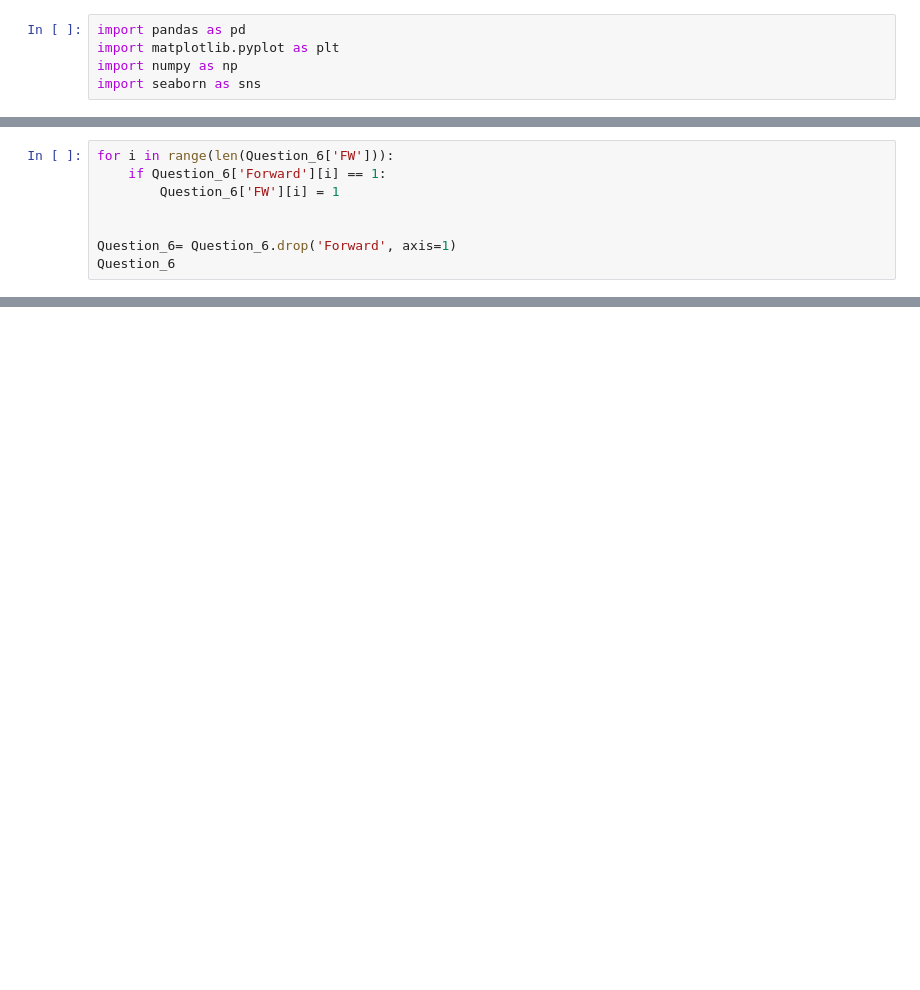
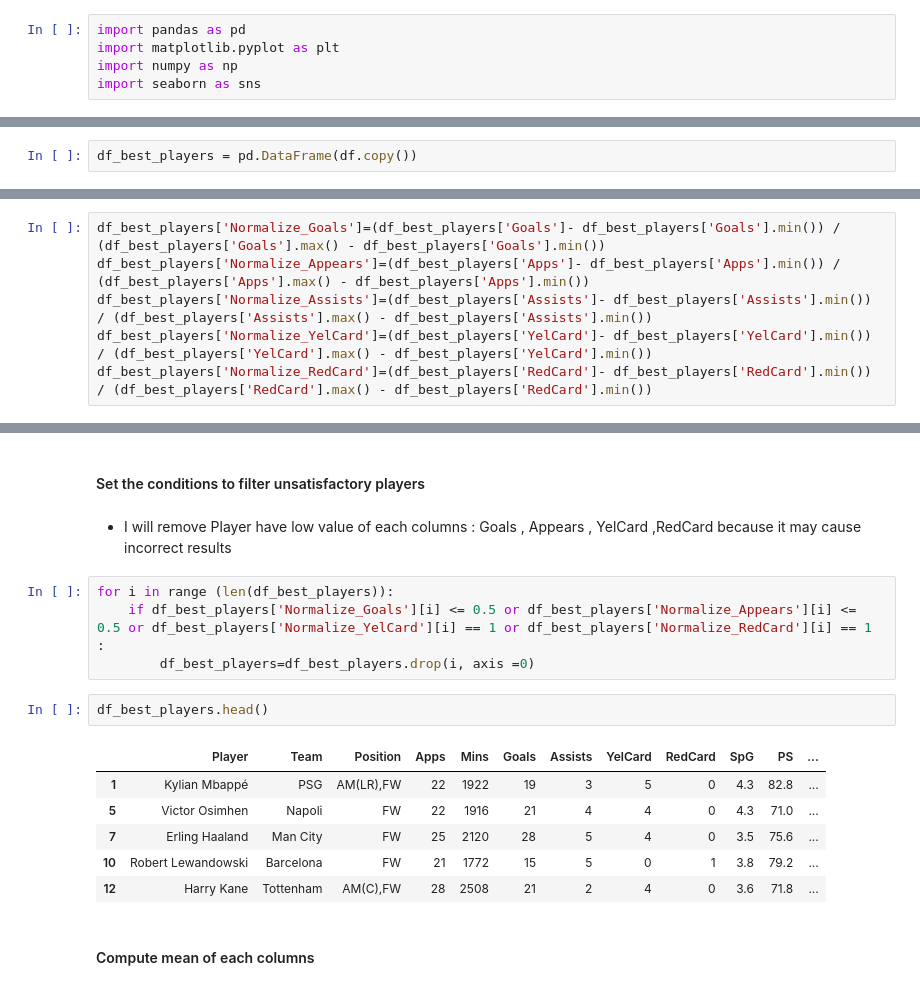
Before and after one commit to baobao1911/Web-Scraping-and-Analysts, a Jupyter notebook: Analyst.ipynb, the cells around one changed output, grey strips where cells are left out. Saved outputs shown, nothing was run; the diff lists cells and outputs as text; blank space fills up the shorter version.

```diff
--- a/Analyst.ipynb
+++ b/Analyst.ipynb
@@ -562,8 +37,0 @@ Index(['Player', 'Team', 'Apps', 'Mins', 'Goals', 'Assists', 'YelCard',
-# %%
-for i in range(len(Question_6['FW'])):
-    if Question_6['Forward'][i] == 1:
-        Question_6['FW'][i] = 1
-
-
-Question_6= Question_6.drop('Forward', axis=1)
-Question_6
@@ -803,0 +59,2 @@ plt.show()
+# %%
+df_best_players = pd.DataFrame(df.copy())
@@ -803,0 +63,6 @@ plt.show()
+# %%
+df_best_players['Normalize_Goals']=(df_best_players['Goals']- df_best_players['Goals'].min()) / (df_best_players['Goals'].max() - df_best_players['Goals'].min())
+df_best_players['Normalize_Appears']=(df_best_players['Apps']- df_best_players['Apps'].min()) / (df_best_players['Apps'].max() - df_best_players['Apps'].min())
+df_best_players['Normalize_Assists']=(df_best_players['Assists']- df_best_players['Assists'].min()) / (df_best_players['Assists'].max() - df_best_players['Assists'].min())
+df_best_players['Normalize_YelCard']=(df_best_players['YelCard']- df_best_players['YelCard'].min()) / (df_best_players['YelCard'].max() - df_best_players['YelCard'].min())
+df_best_players['Normalize_RedCard']=(df_best_players['RedCard']- df_best_players['RedCard'].min()) / (df_best_players['RedCard'].max() - df_best_players['RedCard'].min())
@@ -803,0 +80,19 @@ plt.show()
+# %% [markdown]
+#### Set the conditions to filter unsatisfactory players
+# %% [markdown]
+- I will remove Player have low value of each columns : Goals , Appears , YelCard ,RedCard because it may cause incorrect results
+# %%
+for i in range (len(df_best_players)):
+    if df_best_players['Normalize_Goals'][i] <= 0.5 or df_best_players['Normalize_Appears'][i] <= 0.5 or df_best_players['Normalize_YelCard'][i] == 1 or df_best_players['Normalize_RedCard'][i] == 1 :
+        df_best_players=df_best_players.drop(i, axis =0)
+# %%
+df_best_players.head()
+# %% [output]
+|  | Player | Team | Position | Apps | Mins | Goals | Assists | YelCard | RedCard | SpG | PS | ... |
+| 1 | Kylian Mbappé | PSG | AM(LR),FW | 22 | 1922 | 19 | 3 | 5 | 0 | 4.3 | 82.8 | ... |
+| 5 | Victor Osimhen | Napoli | FW | 22 | 1916 | 21 | 4 | 4 | 0 | 4.3 | 71.0 | ... |
+| 7 | Erling Haaland | Man City | FW | 25 | 2120 | 28 | 5 | 4 | 0 | 3.5 | 75.6 | ... |
+| 10 | Robert Lewandowski | Barcelona | FW | 21 | 1772 | 15 | 5 | 0 | 1 | 3.8 | 79.2 | ... |
+| 12 | Harry Kane | Tottenham | AM(C),FW | 28 | 2508 | 21 | 2 | 4 | 0 | 3.6 | 71.8 | ... |
+# %% [markdown]
+#### Compute mean of each columns
```
Also changed, not shown: parts of 125 cells of this notebook, 5 other files.
